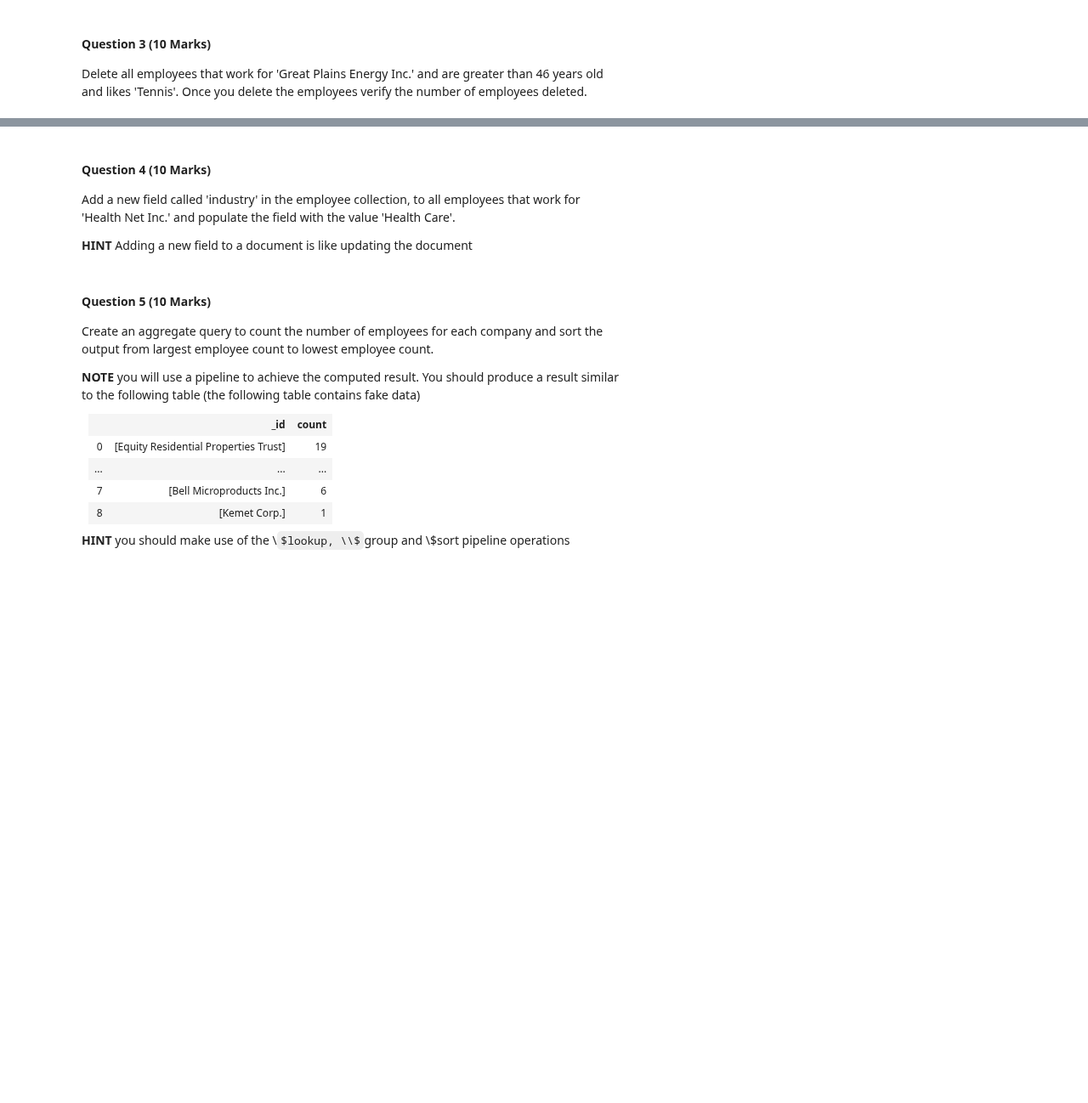
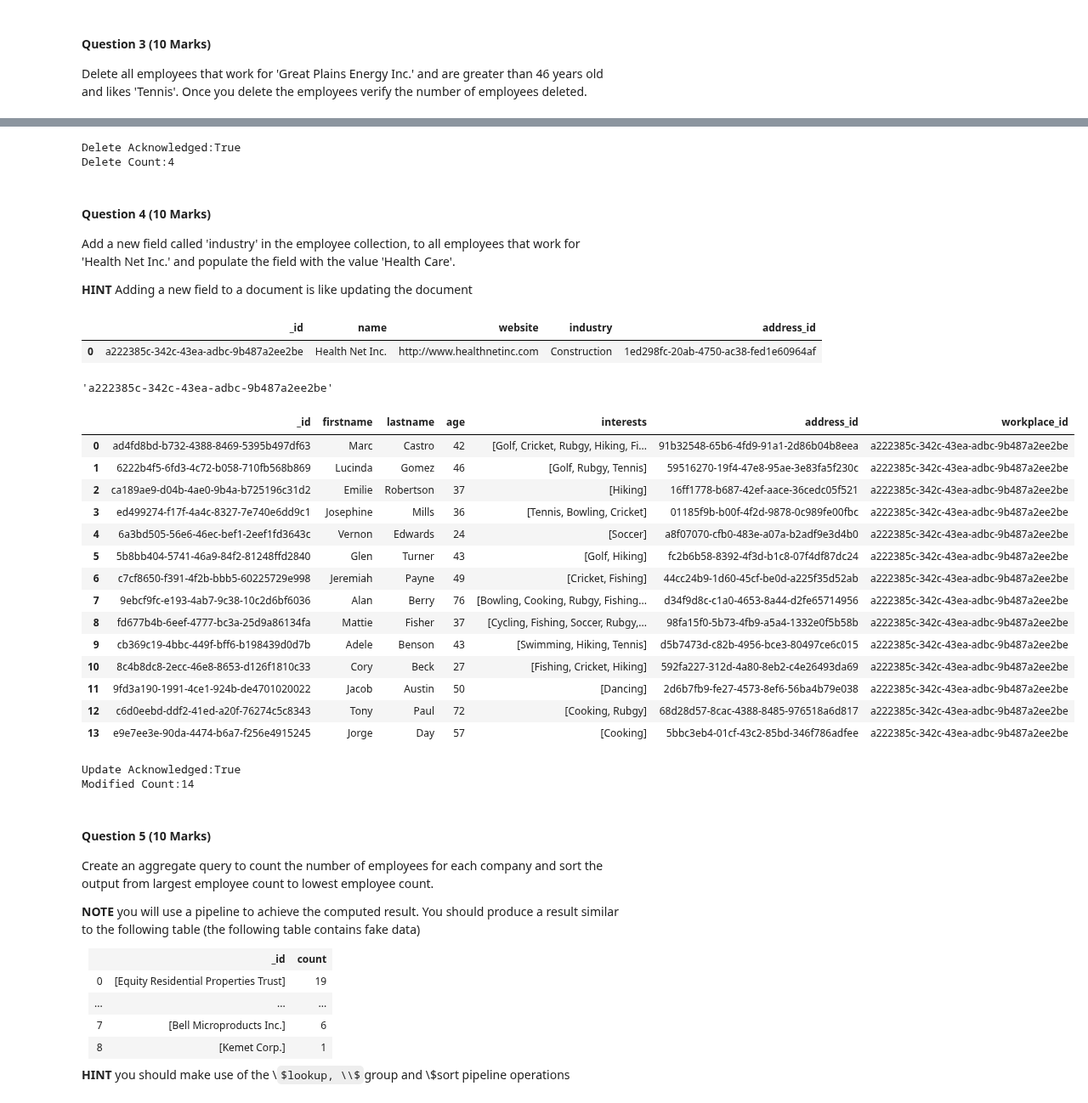
Before and after one commit to JordanVercillo/data_science, a Jupyter notebook: 04_big_data_management/assignments/assignment_02/assignment2.ipynb, the cells around one changed output, grey strips where cells are left out. Shown at 85% size. Cells and saved outputs as stored; diff of their text form; code cells hidden in the pictures; some formulas as TeX source; blank space fills up the shorter version.

```diff
--- a/04_big_data_management/assignments/assignment_02/assignment2.ipynb
+++ b/04_big_data_management/assignments/assignment_02/assignment2.ipynb
@@ -215,3 +273,9 @@ Delete all employees that work for 'Great Plains Energy Inc.' and are greater th
+# %%
+print("Delete Acknowledged:" + str(delete_result.acknowledged))
+print("Delete Count:" + str(delete_result.deleted_count))
+# %% [output]
+Delete Acknowledged:True
+Delete Count:4
 # %% [markdown]
 #### Question 4 (10 Marks)
 Add a new field called 'industry' in the employee collection, to all employees that work for 'Health Net Inc.' and populate the field with the value 'Health Care'.
@@ -221,0 +284,39 @@ __HINT__ Adding a new field to a document is like updating the document
+# %%
+cursor = db.workplace.find({"name": "Health Net Inc."}, {"industry","name","website", "workplace_id", "address_id"})
+
+# display results in a dataframe so that we can display results in a pretty table
+pd.DataFrame(list(cursor))
+# %% [output]
+|  | _id | name | website | industry | address_id |
+| 0 | a222385c-342c-43ea-adbc-9b487a2ee2be | Health Net Inc. | http://www.healthnetinc.com | Construction | 1ed298fc-20ab-4750-ac38-fed1e60964af |
+# %%
+workplace_id = db.workplace.find_one({"name": "Health Net Inc."})["_id"]
+workplace_id
+# %% [output]
+'a222385c-342c-43ea-adbc-9b487a2ee2be'
+# %%
+cursor = db.employee.find({
+                            "workplace_id": workplace_id
+                            },
+
+                        {
+                            "firstname","lastname","age", "interests", "workplace_id", "address_id"})
+
+# display results in a dataframe so that we can display results in a pretty table
+pd.DataFrame(list(cursor))
+# %% [output]
+|  | _id | firstname | lastname | age | interests | address_id | workplace_id |
+| 0 | ad4fd8bd-b732-4388-8469-5395b497df63 | Marc | Castro | 42 | [Golf, Cricket, Rubgy, Hiking, Fi... | 91b32548-65b6-4fd9-91a1-2d86b04b8eea | a222385c-342c-43ea-adbc-9b487a2ee2be |
+| 1 | 6222b4f5-6fd3-4c72-b058-710fb568b869 | Lucinda | Gomez | 46 | [Golf, Rubgy, Tennis] | 59516270-19f4-47e8-95ae-3e83fa5f230c | a222385c-342c-43ea-adbc-9b487a2ee2be |
+| 2 | ca189ae9-d04b-4ae0-9b4a-b725196c31d2 | Emilie | Robertson | 37 | [Hiking] | 16ff1778-b687-42ef-aace-36cedc05f521 | a222385c-342c-43ea-adbc-9b487a2ee2be |
+| 3 | ed499274-f17f-4a4c-8327-7e740e6dd9c1 | Josephine | Mills | 36 | [Tennis, Bowling, Cricket] | 01185f9b-b00f-4f2d-9878-0c989fe00fbc | a222385c-342c-43ea-adbc-9b487a2ee2be |
+| 4 | 6a3bd505-56e6-46ec-bef1-2eef1fd3643c | Vernon | Edwards | 24 | [Soccer] | a8f07070-cfb0-483e-a07a-b2adf9e3d4b0 | a222385c-342c-43ea-adbc-9b487a2ee2be |
+| 5 | 5b8bb404-5741-46a9-84f2-81248ffd2840 | Glen | Turner | 43 | [Golf, Hiking] | fc2b6b58-8392-4f3d-b1c8-07f4df87dc24 | a222385c-342c-43ea-adbc-9b487a2ee2be |
+| 6 | c7cf8650-f391-4f2b-bbb5-60225729e998 | Jeremiah | Payne | 49 | [Cricket, Fishing] | 44cc24b9-1d60-45cf-be0d-a225f35d52ab | a222385c-342c-43ea-adbc-9b487a2ee2be |
+| 7 | 9ebcf9fc-e193-4ab7-9c38-10c2d6bf6036 | Alan | Berry | 76 | [Bowling, Cooking, Rubgy, Fishing... | d34f9d8c-c1a0-4653-8a44-d2fe65714956 | a222385c-342c-43ea-adbc-9b487a2ee2be |
+| 8 | fd677b4b-6eef-4777-bc3a-25d9a86134fa | Mattie | Fisher | 37 | [Cycling, Fishing, Soccer, Rubgy,... | 98fa15f0-5b73-4fb9-a5a4-1332e0f5b58b | a222385c-342c-43ea-adbc-9b487a2ee2be |
+| 9 | cb369c19-4bbc-449f-bff6-b198439d0d7b | Adele | Benson | 43 | [Swimming, Hiking, Tennis] | d5b7473d-c82b-4956-bce3-80497ce6c015 | a222385c-342c-43ea-adbc-9b487a2ee2be |
+| 10 | 8c4b8dc8-2ecc-46e8-8653-d126f1810c33 | Cory | Beck | 27 | [Fishing, Cricket, Hiking] | 592fa227-312d-4a80-8eb2-c4e26493da69 | a222385c-342c-43ea-adbc-9b487a2ee2be |
+| 11 | 9fd3a190-1991-4ce1-924b-de4701020022 | Jacob | Austin | 50 | [Dancing] | 2d6b7fb9-fe27-4573-8ef6-56ba4b79e038 | a222385c-342c-43ea-adbc-9b487a2ee2be |
+| 12 | c6d0eebd-ddf2-41ed-a20f-76274c5c8343 | Tony | Paul | 72 | [Cooking, Rubgy] | 68d28d57-8cac-4388-8485-976518a6d817 | a222385c-342c-43ea-adbc-9b487a2ee2be |
+| 13 | e9e7ee3e-90da-4474-b6a7-f256e4915245 | Jorge | Day | 57 | [Cooking] | 5bbc3eb4-01cf-43c2-85bd-346f786adfee | a222385c-342c-43ea-adbc-9b487a2ee2be |
@@ -222,3 +328,9 @@ __HINT__ Adding a new field to a document is like updating the document
+# %%
+print("Update Acknowledged:" + str(update_result.acknowledged))
+print("Modified Count:" + str(update_result.modified_count))
+# %% [output]
+Update Acknowledged:True
+Modified Count:14
 # %% [markdown]
 #### Question 5 (10 Marks)
 
```
Also changed, not shown: parts of 13 cells of this notebook.
